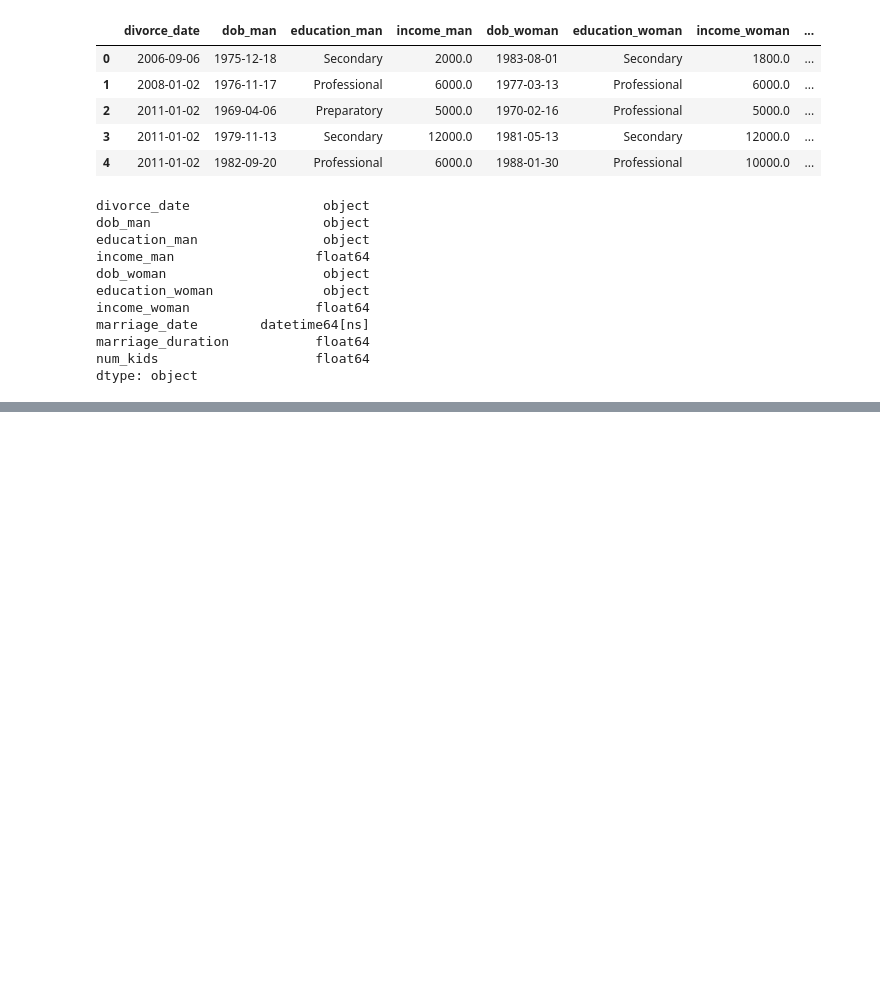
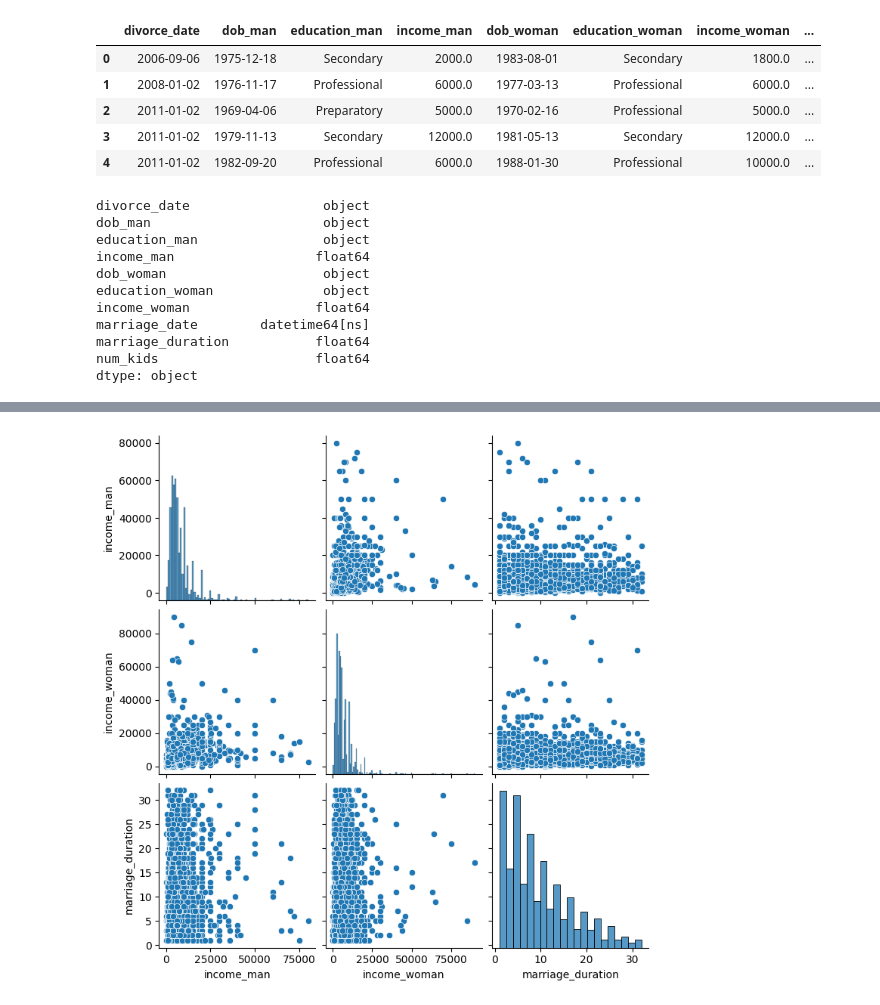
Before and after one commit to farvic/python-datascience, a Jupyter notebook: data-science-track/16_exploratory_data_analysis/chapter_3_patterns_over_time.ipynb, the cells around one changed output, grey strips where cells are left out. Drawn from its saved outputs; the diff is of its cells as text; code cells hidden in the pictures; blank space fills up the shorter version.

```diff
--- a/data-science-track/16_exploratory_data_analysis/chapter_3_patterns_over_time.ipynb
+++ b/data-science-track/16_exploratory_data_analysis/chapter_3_patterns_over_time.ipynb
@@ -26,0 +52,5 @@ dtype: object
+# %%
+sns.pairplot(data=divorce, vars=["income_man", "income_woman", "marriage_duration"])
+plt.show()
+# %% [output]
+[figure, added]
```
Also changed, not shown: parts of 11 cells of this notebook, 2 other files.
